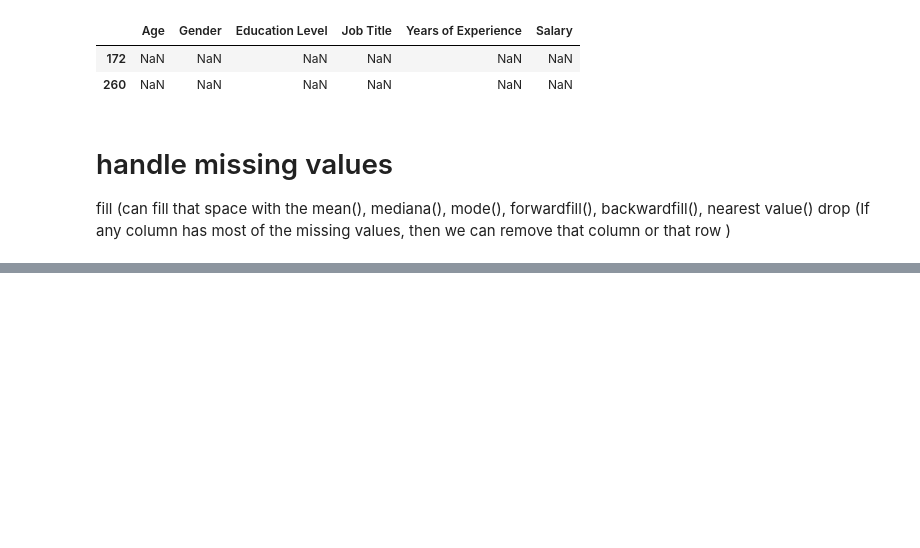
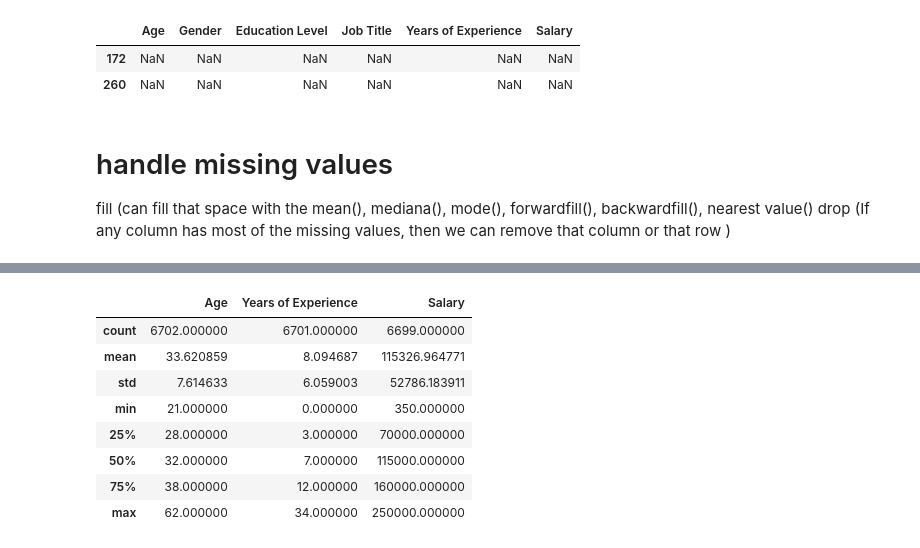
Before and after one commit to bindushahi/learn_data, a Jupyter notebook: numpypandas.ipynb, the cells around one changed output, grey strips where cells are left out. Saved outputs shown, nothing was run; the diff lists cells and outputs as text; code cells hidden in the pictures; blank space fills up the shorter version.

```diff
--- a/numpypandas.ipynb
+++ b/numpypandas.ipynb
@@ -153,0 +170,12 @@ drop (If any column has most of the missing values, then we can remove that colu
+# %%
+data.describe()
+# %% [output]
+|  | Age | Years of Experience | Salary |
+| count | 6702.000000 | 6701.000000 | 6699.000000 |
+| mean | 33.620859 | 8.094687 | 115326.964771 |
+| std | 7.614633 | 6.059003 | 52786.183911 |
+| min | 21.000000 | 0.000000 | 350.000000 |
+| 25% | 28.000000 | 3.000000 | 70000.000000 |
+| 50% | 32.000000 | 7.000000 | 115000.000000 |
+| 75% | 38.000000 | 12.000000 | 160000.000000 |
+| max | 62.000000 | 34.000000 | 250000.000000 |
```
Also changed, not shown: parts of 9 cells of this notebook.
